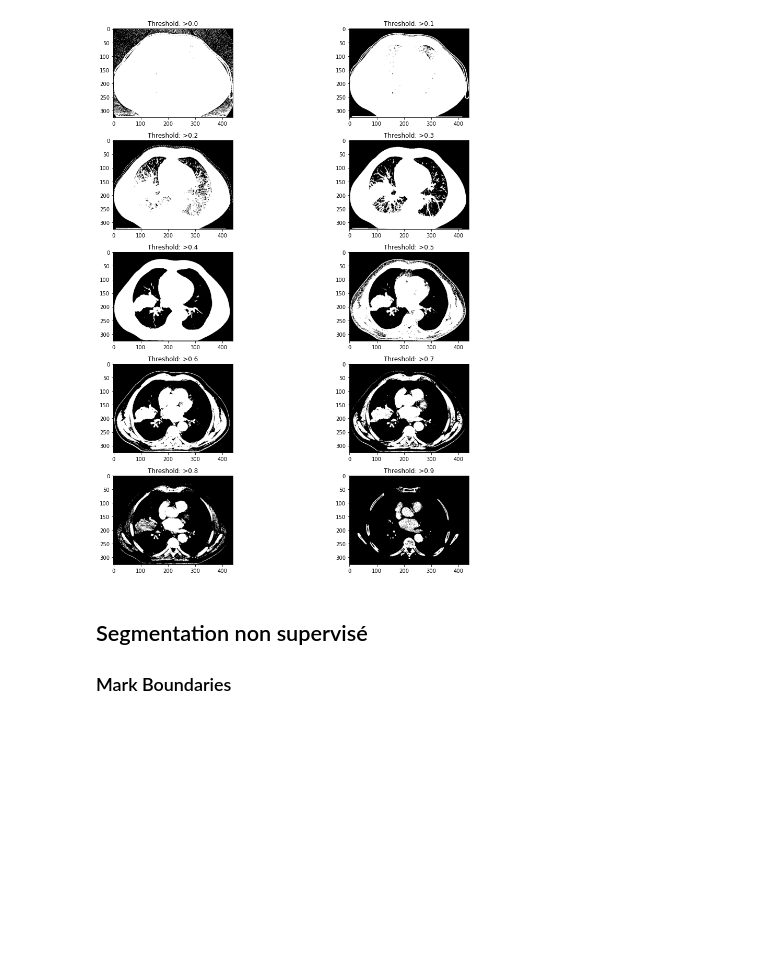
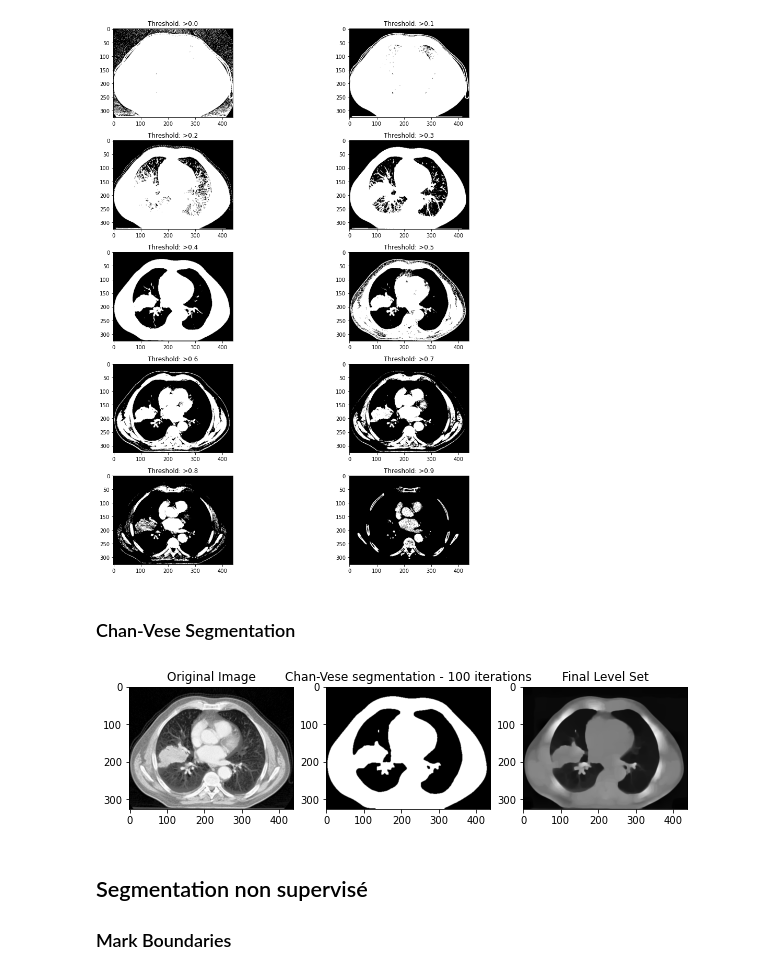
Before and after one commit to MulArt/Medical_Imaging, a Jupyter notebook: Segmentation.ipynb, the cells around one changed output. Saved outputs shown, nothing was run; the diff lists cells and outputs as text; code cells hidden in the pictures; blank space fills up the shorter version.

Commit message:
Segmentation Chan-Vese ajoutée

```diff
--- a/Segmentation.ipynb
+++ b/Segmentation.ipynb
@@ -85,6 +85,36 @@ for i in range(10):
 plt.tight_layout()
 # %% [output]
 [figure]
+# %% [markdown]
+### Chan-Vese Segmentation
+# %%
+from skimage.segmentation import chan_vese
+
+fig, axes = plt.subplots(1, 3, figsize=(10, 10))
+
+# Computing the Chan VESE segmentation technique
+CT_adenoma_astronaut = chan_vese(equi_Im,
+									max_iter=100,
+									extended_output=True)
+
+ax = axes.flatten()
+
+# Plotting the original image
+ax[0].imshow(equi_Im, cmap="gray")
+ax[0].set_title("Original Image")
+
+# Plotting the segmented - 100 iterations image
+ax[1].imshow(CT_adenoma_astronaut[0], cmap="gray")
+title = "Chan-Vese segmentation - {} iterations". format(len(CT_adenoma_astronaut[2]))
+
+ax[1].set_title(title)
+
+# Plotting the final level set
+ax[2].imshow(CT_adenoma_astronaut[1], cmap="gray")
+ax[2].set_title("Final Level Set")
+plt.show()
+# %% [output]
+[figure, added]
 # %% [markdown]
 ## Segmentation non supervisé
 ### Mark Boundaries
```
